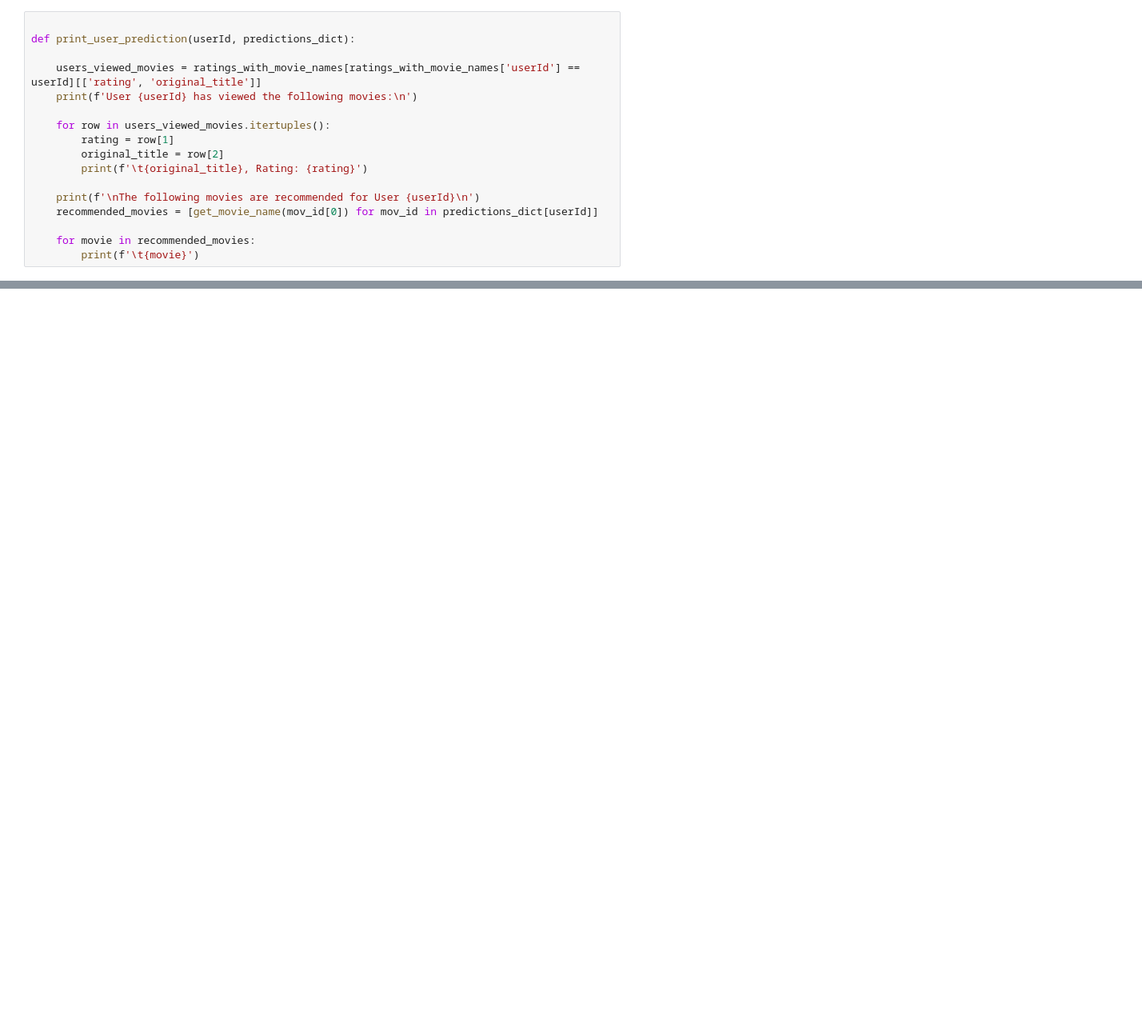
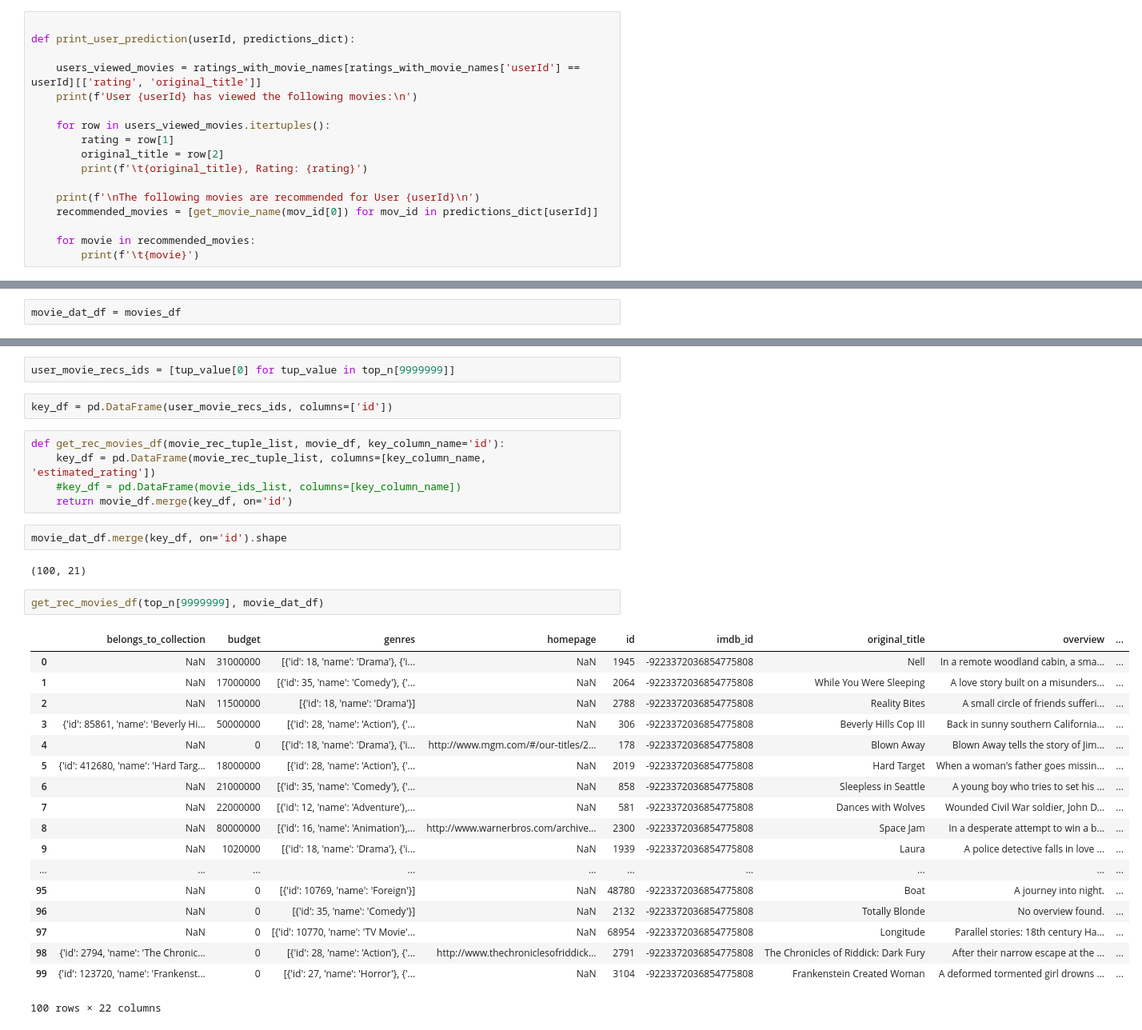
Before and after one commit to ChicagoDev/Movie-Recommendations-via-Hybrid-Filtering, a Jupyter notebook: notebooks/SVD Recommendation.ipynb, the cells around one changed output, grey strips where cells are left out. Shown at 80% size. Cells and saved outputs as stored; diff of their text form; blank space fills up the shorter version.

```diff
--- a/notebooks/SVD Recommendation.ipynb
+++ b/notebooks/SVD Recommendation.ipynb
@@ -245,0 +324,2 @@ User 321 has viewed the following movies:
+# %%
+movie_dat_df = movies_df
@@ -245,0 +336,34 @@ User 321 has viewed the following movies:
+# %%
+user_movie_recs_ids = [tup_value[0] for tup_value in top_n[9999999]]
+# %%
+key_df = pd.DataFrame(user_movie_recs_ids, columns=['id'])
+# %%
+def get_rec_movies_df(movie_rec_tuple_list, movie_df, key_column_name='id'):
+    key_df = pd.DataFrame(movie_rec_tuple_list, columns=[key_column_name, 'estimated_rating'])
+    #key_df = pd.DataFrame(movie_ids_list, columns=[key_column_name])
+    return movie_df.merge(key_df, on='id')
+# %%
+movie_dat_df.merge(key_df, on='id').shape
+# %% [output]
+(100, 21)
+# %%
+get_rec_movies_df(top_n[9999999], movie_dat_df)
+# %% [output]
+|  | belongs_to_collection | budget | genres | homepage | id | imdb_id | original_title | overview | ... |
+| 0 | NaN | 31000000 | [{'id': 18, 'name': 'Drama'}, {'i... | NaN | 1945 | -9223372036854775808 | Nell | In a remote woodland cabin, a sma... | ... |
+| 1 | NaN | 17000000 | [{'id': 35, 'name': 'Comedy'}, {'... | NaN | 2064 | -9223372036854775808 | While You Were Sleeping | A love story built on a misunders... | ... |
+| 2 | NaN | 11500000 | [{'id': 18, 'name': 'Drama'}] | NaN | 2788 | -9223372036854775808 | Reality Bites | A small circle of friends sufferi... | ... |
+| 3 | {'id': 85861, 'name': 'Beverly Hi... | 50000000 | [{'id': 28, 'name': 'Action'}, {'... | NaN | 306 | -9223372036854775808 | Beverly Hills Cop III | Back in sunny southern California... | ... |
+| 4 | NaN | 0 | [{'id': 18, 'name': 'Drama'}, {'i... | http://www.mgm.com/#/our-titles/2... | 178 | -9223372036854775808 | Blown Away | Blown Away tells the story of Jim... | ... |
+| 5 | {'id': 412680, 'name': 'Hard Targ... | 18000000 | [{'id': 28, 'name': 'Action'}, {'... | NaN | 2019 | -9223372036854775808 | Hard Target | When a woman's father goes missin... | ... |
+| 6 | NaN | 21000000 | [{'id': 35, 'name': 'Comedy'}, {'... | NaN | 858 | -9223372036854775808 | Sleepless in Seattle | A young boy who tries to set his ... | ... |
+| 7 | NaN | 22000000 | [{'id': 12, 'name': 'Adventure'},... | NaN | 581 | -9223372036854775808 | Dances with Wolves | Wounded Civil War soldier, John D... | ... |
+| 8 | NaN | 80000000 | [{'id': 16, 'name': 'Animation'},... | http://www.warnerbros.com/archive... | 2300 | -9223372036854775808 | Space Jam | In a desperate attempt to win a b... | ... |
+| 9 | NaN | 1020000 | [{'id': 18, 'name': 'Drama'}, {'i... | NaN | 1939 | -9223372036854775808 | Laura | A police detective falls in love ... | ... |
+| ... | ... | ... | ... | ... | ... | ... | ... | ... | ... |
+| 95 | NaN | 0 | [{'id': 10769, 'name': 'Foreign'}] | NaN | 48780 | -9223372036854775808 | Boat | A journey into night. | ... |
+| 96 | NaN | 0 | [{'id': 35, 'name': 'Comedy'}] | NaN | 2132 | -9223372036854775808 | Totally Blonde | No overview found. | ... |
+| 97 | NaN | 0 | [{'id': 10770, 'name': 'TV Movie'... | NaN | 68954 | -9223372036854775808 | Longitude | Parallel stories: 18th century Ha... | ... |
+| 98 | {'id': 2794, 'name': 'The Chronic... | 0 | [{'id': 28, 'name': 'Action'}, {'... | http://www.thechroniclesofriddick... | 2791 | -9223372036854775808 | The Chronicles of Riddick: Dark Fury | After their narrow escape at the ... | ... |
+| 99 | {'id': 123720, 'name': 'Frankenst... | 0 | [{'id': 27, 'name': 'Horror'}, {'... | NaN | 3104 | -9223372036854775808 | Frankenstein Created Woman | A deformed tormented girl drowns ... | ... |
+100 rows × 22 columns
```
Also changed, not shown: parts of 12 cells of this notebook, 9 other files.
